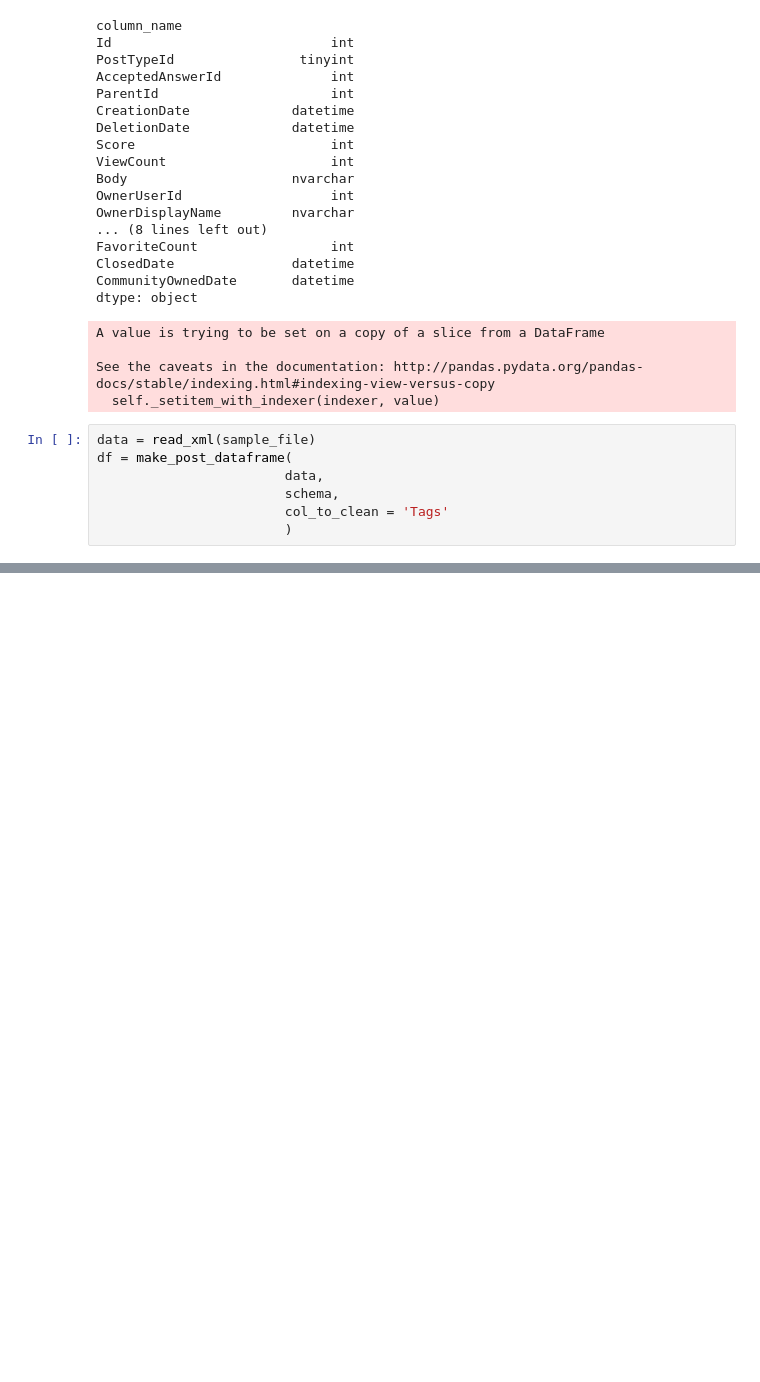
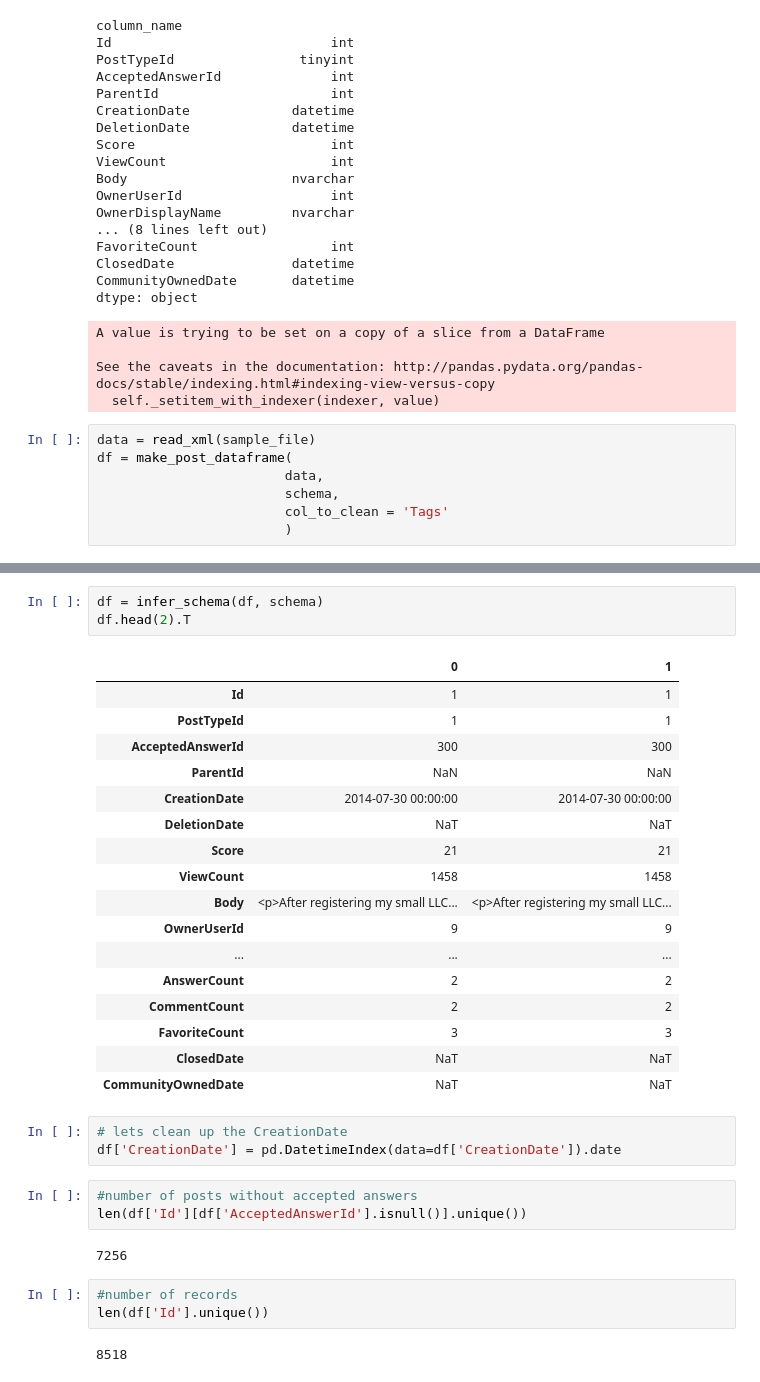
Before and after one commit to Denton044/StackExchange-Analysis, a Jupyter notebook: EDA.ipynb, the cells around one changed output, grey strips where cells are left out. Saved outputs shown, nothing was run; the diff lists cells and outputs as text; blank space fills up the shorter version.

```diff
--- a/EDA.ipynb
+++ b/EDA.ipynb
@@ -318,0 +45,34 @@ EDA_tagged.head()
+# %%
+df = infer_schema(df, schema)
+df.head(2).T
+# %% [output]
+|  | 0 | 1 |
+| Id | 1 | 1 |
+| PostTypeId | 1 | 1 |
+| AcceptedAnswerId | 300 | 300 |
+| ParentId | NaN | NaN |
+| CreationDate | 2014-07-30 00:00:00 | 2014-07-30 00:00:00 |
+| DeletionDate | NaT | NaT |
+| Score | 21 | 21 |
+| ViewCount | 1458 | 1458 |
+| Body | <p>After registering my small LLC... | <p>After registering my small LLC... |
+| OwnerUserId | 9 | 9 |
+| ... | ... | ... |
+| AnswerCount | 2 | 2 |
+| CommentCount | 2 | 2 |
+| FavoriteCount | 3 | 3 |
+| ClosedDate | NaT | NaT |
+| CommunityOwnedDate | NaT | NaT |
+# %%
+# lets clean up the CreationDate
+df['CreationDate'] = pd.DatetimeIndex(data=df['CreationDate']).date
+# %%
+#number of posts without accepted answers
+len(df['Id'][df['AcceptedAnswerId'].isnull()].unique())
+# %% [output]
+7256
+# %%
+#number of records
+len(df['Id'].unique())
+# %% [output]
+8518
```
Also changed, not shown: parts of 56 cells of this notebook.
